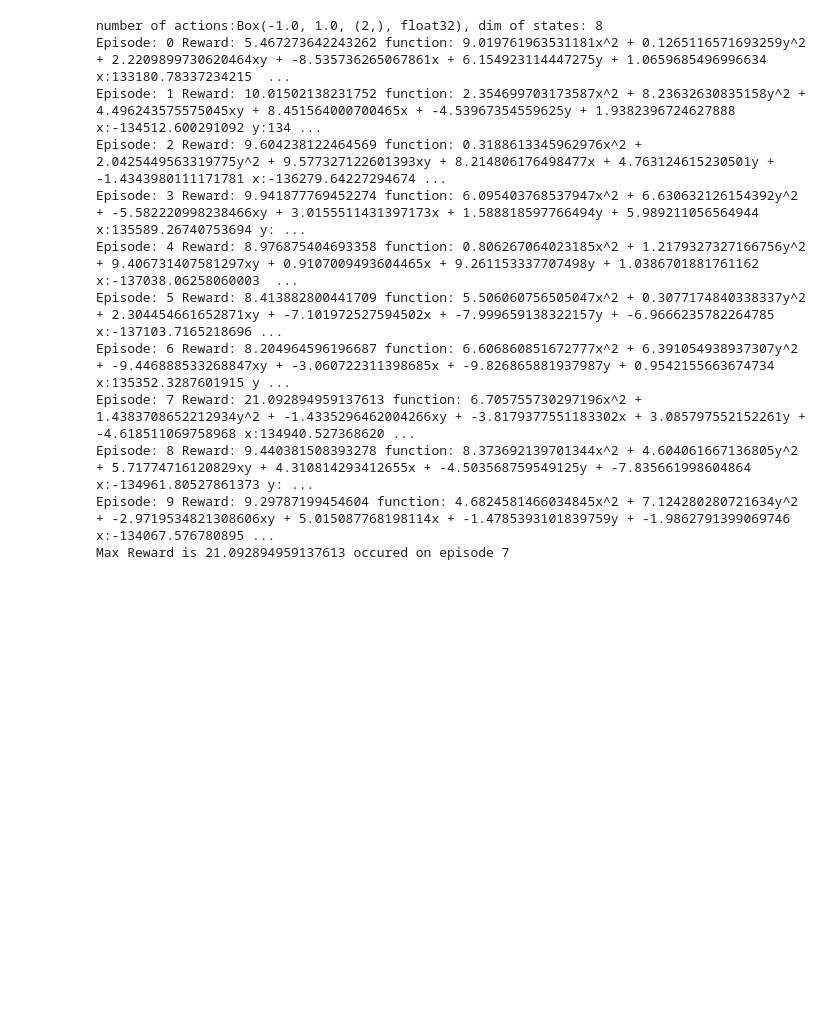
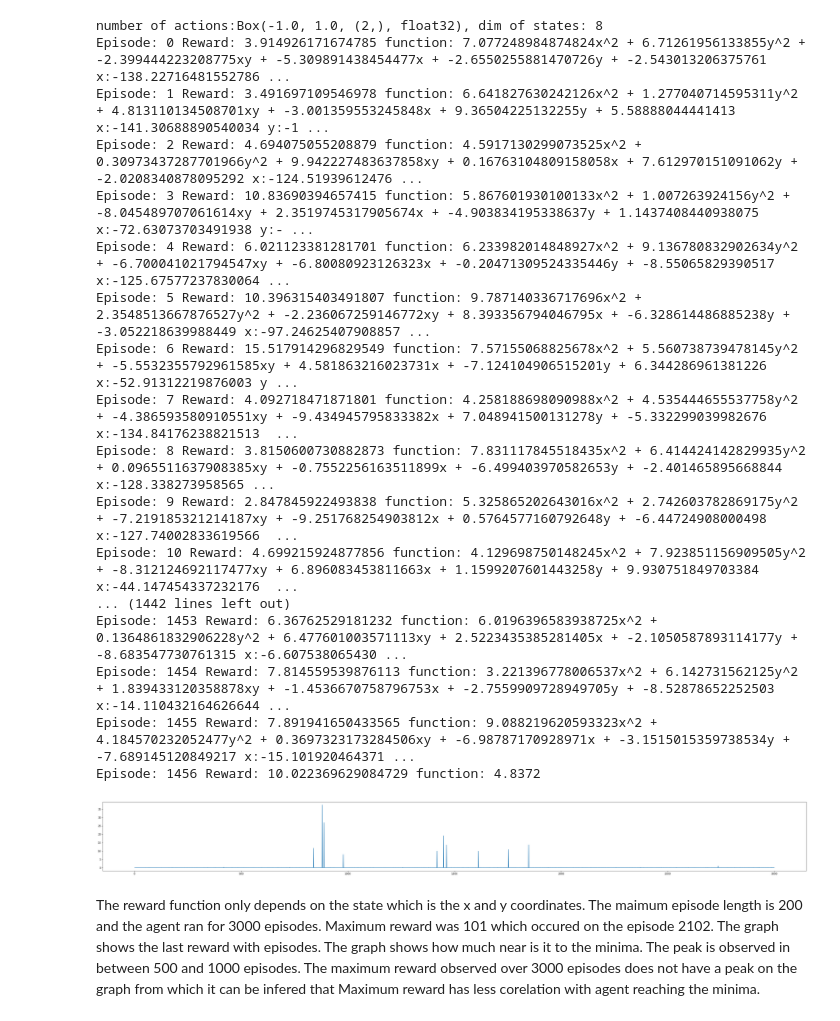
Before and after one commit to soham-chitnis10/SAiDL-assignment, a Jupyter notebook: RL/Reinforcement_Learning_using_Policy_gradient.ipynb, the cells around one changed output. Cells and saved outputs as stored; diff of their text form; code cells hidden in the pictures; blank space fills up the shorter version.

```diff
--- a/RL/Reinforcement_Learning_using_Policy_gradient.ipynb
+++ b/RL/Reinforcement_Learning_using_Policy_gradient.ipynb
@@ -7,6 +7,7 @@ from gym.spaces import Box
 import numpy as np
 import random
 import time
+import matplotlib.pyplot as plt
 
 
 class QuadraticEnv(Env):
@@ -25,6 +26,7 @@ class QuadraticEnv(Env):
         self.low_state = np.array([random.uniform(-4,4)-5,random.uniform(-4,4)-5,self.a,self.b,self.c,self.d,self.e,self.f],dtype=np.float32)
         self.high_state = np.array([random.uniform(-4,4)+5,random.uniform(-4,4)+5,self.a,self.b,self.c,self.d,self.e,self.f],dtype=np.float32)
         self.observation_space = Box(low=self.low_state, high=self.high_state)
+        self.steps = 0
         self.set_minima()
     def set_minima(self):
 
@@ -43,11 +45,11 @@ class QuadraticEnv(Env):
         self.state[0]-= action[0][0]
         self.state[1]-= action[0][1]
         reward = self.reward()
-        if abs(self.state[0]-self.x_min)<0.1 and abs(self.state[1]-self.y_min)<0.1 :
-            done = True
-        elif (self.end - self.start) >= 60:
-            done = True
-
+        self.steps += 1
+        if self.steps > 200:
+          done = True
+        elif abs(self.state[0]-self.x_min)<0.1 and abs(self.state[1]-self.y_min)<0.1:
+          done = True
         return self.state,reward,done
     def render(self):
         pass
@@ -60,6 +62,7 @@ class QuadraticEnv(Env):
         self.f = random.uniform(-10,10)
         self.set_minima()
         self.state = np.array([random.uniform(-4,4),random.uniform(-4,4),self.a,self.b,self.c,self.d,self.e,self.f])
+        self.steps = 0
         return self.state
     def reward(self):
         state = self.state
@@ -215,7 +218,7 @@ def main():
     torch.manual_seed(456)
     np.random.seed(456)
 
-    hidden_size = 16
+    hidden_size = 32
 
     # get env info
     state_dim = env.observation_space.shape[0]
@@ -229,50 +232,60 @@ def main():
 
 
     # start of experiment: Keep looping until desired amount of episodes reached
-    max_episodes = 10
+    max_episodes = 3000
     total_episodes = 0 # keep track of amount of episodes that we have done
     max_reward = 0
     max_reward_ep = 0
+    last_reward = []
     while total_episodes < max_episodes:
 
         obs = env.reset()
         done = False
         trajectory = [] # trajectory info for reinforce update
         episode_reward = 0 # keep track of rewards per episode
-        env.start_time()
-        env.end_time()
-
         while not done:
             action, ln_prob = policy.select_action(np.array(obs))
             next_state, reward, done = env.step(action)
             trajectory.append([obs, action, ln_prob, reward, next_state, done])
             obs = next_state
             episode_reward += reward
-            env.end_time()
+        last_reward.append(env.reward())
         print(f'Episode: {total_episodes} Reward: {episode_reward} function: {env.a}x^2 + {env.b}y^2 + {env.c}xy + {env.d}x + {env.e}y + {env.f} x:{env.state[0]} y:{env.state[1]} x_min:{env.x_min} y_min:{env.y_min}')
         if episode_reward > max_reward:
             max_reward = episode_reward
             max_reward_ep = total_episodes
 
         total_episodes += 1
         policy_loss = policy.train(trajectory)
 
     print(f'Max Reward is {max_reward} occured on episode {max_reward_ep}')
+    eps = [ep for ep in range(1,max_episodes+1)]
+    plt.figure(figsize=(50,5))
+    plt.plot(eps,last_reward)
+    plt.show()
 
 
 if __name__ == '__main__':
 
     main()
 # %% [output]
 number of actions:Box(-1.0, 1.0, (2,), float32), dim of states: 8
-Episode: 0 Reward: 5.467273642243262 function: 9.019761963531181x^2 + 0.1265116571693259y^2 + 2.2209899730620464xy + -8.535736265067861x + 6.154923114447275y + 1.0659685496996634 x:133180.78337234215  ...
-Episode: 1 Reward: 10.01502138231752 function: 2.354699703173587x^2 + 8.23632630835158y^2 + 4.496243575575045xy + 8.451564000700465x + -4.53967354559625y + 1.9382396724627888 x:-134512.600291092 y:134 ...
-Episode: 2 Reward: 9.604238122464569 function: 0.3188613345962976x^2 + 2.0425449563319775y^2 + 9.577327122601393xy + 8.214806176498477x + 4.763124615230501y + -1.4343980111171781 x:-136279.64227294674 ...
-Episode: 3 Reward: 9.941877769452274 function: 6.095403768537947x^2 + 6.630632126154392y^2 + -5.582220998238466xy + 3.0155511431397173x + 1.588818597766494y + 5.989211056564944 x:135589.26740753694 y: ...
-Episode: 4 Reward: 8.976875404693358 function: 0.806267064023185x^2 + 1.2179327327166756y^2 + 9.406731407581297xy + 0.9107009493604465x + 9.261153337707498y + 1.0386701881761162 x:-137038.06258060003  ...
-Episode: 5 Reward: 8.413882800441709 function: 5.506060756505047x^2 + 0.3077174840338337y^2 + 2.304454661652871xy + -7.101972527594502x + -7.999659138322157y + -6.9666235782264785 x:-137103.7165218696 ...
-Episode: 6 Reward: 8.204964596196687 function: 6.606860851672777x^2 + 6.391054938937307y^2 + -9.446888533268847xy + -3.060722311398685x + -9.826865881937987y + 0.9542155663674734 x:135352.3287601915 y ...
-Episode: 7 Reward: 21.092894959137613 function: 6.705755730297196x^2 + 1.4383708652212934y^2 + -1.4335296462004266xy + -3.8179377551183302x + 3.085797552152261y + -4.618511069758968 x:134940.527368620 ...
-Episode: 8 Reward: 9.440381508393278 function: 8.373692139701344x^2 + 4.604061667136805y^2 + 5.71774716120829xy + 4.310814293412655x + -4.503568759549125y + -7.835661998604864 x:-134961.80527861373 y: ...
-Episode: 9 Reward: 9.29787199454604 function: 4.6824581466034845x^2 + 7.124280280721634y^2 + -2.9719534821308606xy + 5.015087768198114x + -1.4785393101839759y + -1.9862791399069746 x:-134067.576780895 ...
-Max Reward is 21.092894959137613 occured on episode 7
+Episode: 0 Reward: 3.914926171674785 function: 7.077248984874824x^2 + 6.71261956133855y^2 + -2.399444223208775xy + -5.309891438454477x + -2.6550255881470726y + -2.543013206375761 x:-138.22716481552786 ...
+Episode: 1 Reward: 3.491697109546978 function: 6.641827630242126x^2 + 1.277040714595311y^2 + 4.813110134508701xy + -3.001359553245848x + 9.36504225132255y + 5.58888044441413 x:-141.30688890540034 y:-1 ...
+Episode: 2 Reward: 4.694075055208879 function: 4.5917130299073525x^2 + 0.30973437287701966y^2 + 9.942227483637858xy + 0.16763104809158058x + 7.612970151091062y + -2.0208340878095292 x:-124.51939612476 ...
+Episode: 3 Reward: 10.83690394657415 function: 5.867601930100133x^2 + 1.007263924156y^2 + -8.045489707061614xy + 2.3519745317905674x + -4.903834195338637y + 1.1437408440938075 x:-72.63073703491938 y:- ...
+Episode: 4 Reward: 6.021123381281701 function: 6.233982014848927x^2 + 9.136780832902634y^2 + -6.700041021794547xy + -6.80080923126323x + -0.20471309524335446y + -8.55065829390517 x:-125.67577237830064 ...
+Episode: 5 Reward: 10.396315403491807 function: 9.787140336717696x^2 + 2.3548513667876527y^2 + -2.236067259146772xy + 8.393356794046795x + -6.328614486885238y + -3.052218639988449 x:-97.24625407908857 ...
+Episode: 6 Reward: 15.517914296829549 function: 7.57155068825678x^2 + 5.560738739478145y^2 + -5.5532355792961585xy + 4.581863216023731x + -7.124104906515201y + 6.344286961381226 x:-52.91312219876003 y ...
+Episode: 7 Reward: 4.092718471871801 function: 4.258188698090988x^2 + 4.535444655537758y^2 + -4.386593580910551xy + -9.434945795833382x + 7.048941500131278y + -5.332299039982676 x:-134.84176238821513  ...
+Episode: 8 Reward: 3.8150600730882873 function: 7.831117845518435x^2 + 6.414424142829935y^2 + 0.0965511637908385xy + -0.7552256163511899x + -6.499403970582653y + -2.401465895668844 x:-128.338273958565 ...
+Episode: 9 Reward: 2.847845922493838 function: 5.325865202643016x^2 + 2.742603782869175y^2 + -7.219185321214187xy + -9.251768254903812x + 0.5764577160792648y + -6.44724908000498 x:-127.74002833619566  ...
+Episode: 10 Reward: 4.699215924877856 function: 4.129698750148245x^2 + 7.923851156909505y^2 + -8.312124692117477xy + 6.896083453811663x + 1.1599207601443258y + 9.930751849703384 x:-44.147454337232176  ...
+... (1442 lines left out)
+Episode: 1453 Reward: 6.36762529181232 function: 6.0196396583938725x^2 + 0.1364861832906228y^2 + 6.477601003571113xy + 2.5223435385281405x + -2.1050587893114177y + -8.683547730761315 x:-6.607538065430 ...
+Episode: 1454 Reward: 7.814559539876113 function: 3.221396778006537x^2 + 6.142731562125y^2 + 1.839433120358878xy + -1.4536670758796753x + -2.7559909728949705y + -8.52878652252503 x:-14.110432164626644 ...
+Episode: 1455 Reward: 7.891941650433565 function: 9.088219620593323x^2 + 4.184570232052477y^2 + 0.3697323173284506xy + -6.98787170928971x + -3.1515015359738534y + -7.689145120849217 x:-15.101920464371 ...
+Episode: 1456 Reward: 10.022369629084729 function: 4.8372
+[figure, added]
+# %% [markdown]
+The reward function only depends on the state which is the x and y coordinates. The maimum episode length is 200 and the agent ran for 3000 episodes. Maximum reward was 101 which occured on the episode 2102. The graph shows the last reward with episodes. The graph shows how much near is it to the minima. The peak is observed in between 500 and 1000 episodes. The maximum reward observed over 3000 episodes does not have a peak on the graph from which it can be infered that Maximum reward has less corelation with agent reaching the minima.
```
